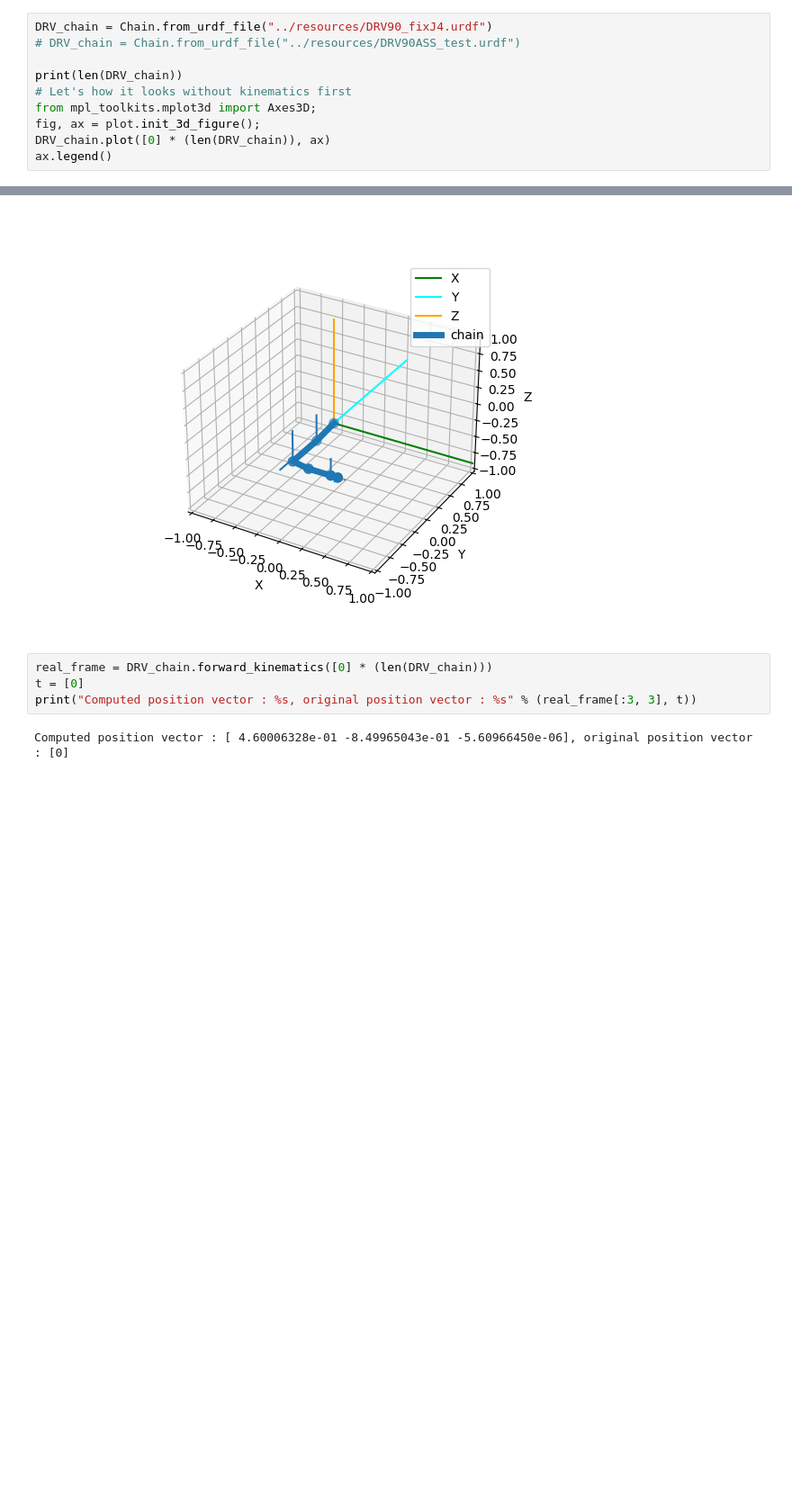
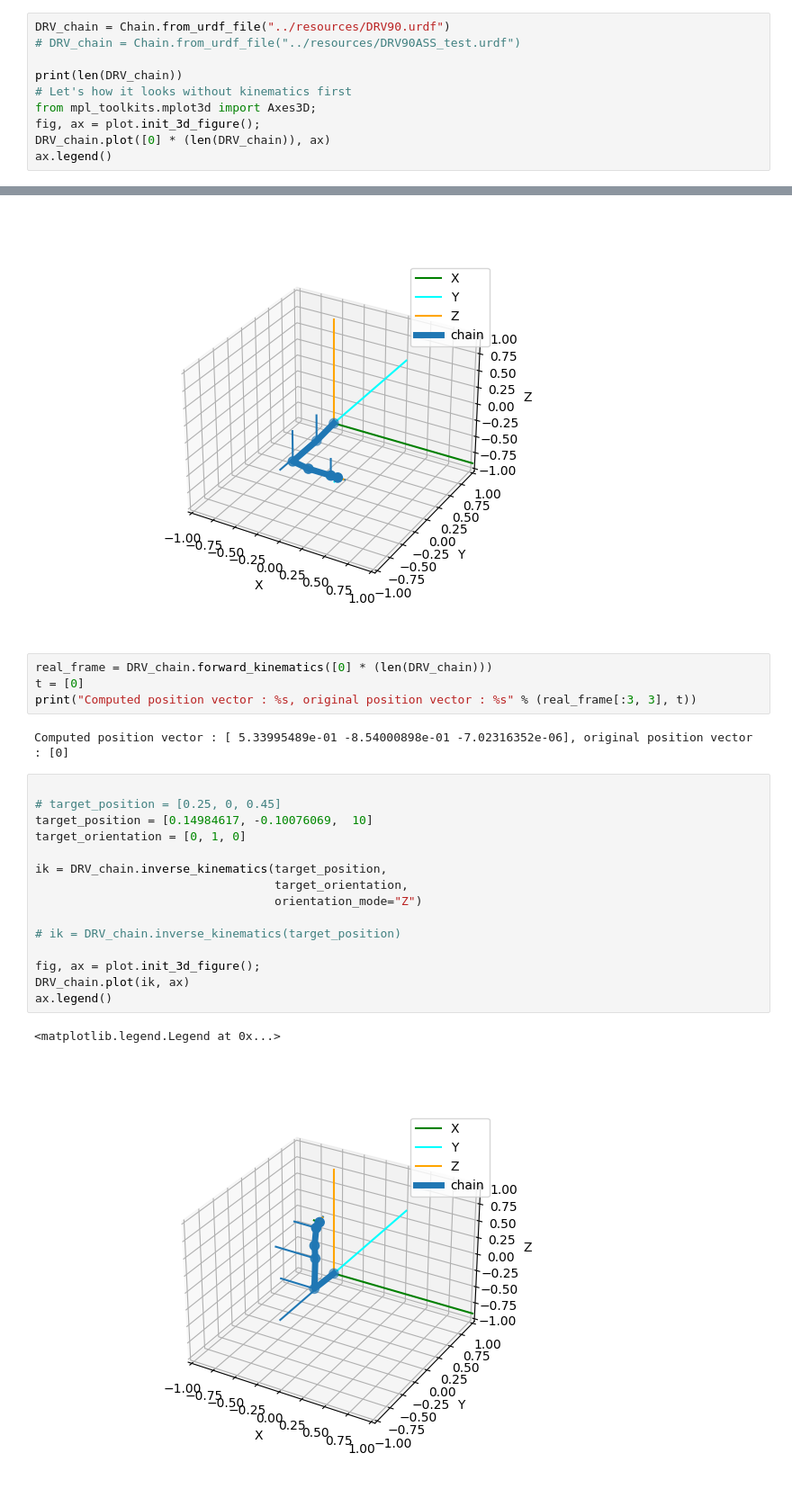
Before and after one commit to yen111033631/ikpy, a Jupyter notebook: tutorials/DRV.ipynb, the cells around one changed output, grey strips where cells are left out. Shown at 90% size. Cells and saved outputs as stored; diff of their text form; blank space fills up the shorter version.

```diff
--- a/tutorials/DRV.ipynb
+++ b/tutorials/DRV.ipynb
@@ -10,7 +10,7 @@ from ikpy.utils import plot
 # %matplotlib inline
 # turn this off, if you don't need it
 # %%
-DRV_chain = Chain.from_urdf_file("../resources/DRV90_fixJ4.urdf")
+DRV_chain = Chain.from_urdf_file("../resources/DRV90.urdf")
 # DRV_chain = Chain.from_urdf_file("../resources/DRV90ASS_test.urdf")
 
 print(len(DRV_chain))
@@ -28,4 +28,22 @@ real_frame = DRV_chain.forward_kinematics([0] * (len(DRV_chain)))
 t = [0]
 print("Computed position vector : %s, original position vector : %s" % (real_frame[:3, 3], t))
 # %% [output]
-Computed position vector : [ 4.60006328e-01 -8.49965043e-01 -5.60966450e-06], original position vector : [0]
+Computed position vector : [ 5.33995489e-01 -8.54000898e-01 -7.02316352e-06], original position vector : [0]
+# %%
+
+# target_position = [0.25, 0, 0.45]
+target_position = [0.14984617, -0.10076069,  10]
+target_orientation = [0, 1, 0]
+
+ik = DRV_chain.inverse_kinematics(target_position,
+                                  target_orientation,
+                                  orientation_mode="Z")
+
+# ik = DRV_chain.inverse_kinematics(target_position)
+
+fig, ax = plot.init_3d_figure();
+DRV_chain.plot(ik, ax)
+ax.legend()
+# %% [output]
+<matplotlib.legend.Legend at 0x...>
+[figure, added]
```
Also changed, not shown: parts of 9 cells of this notebook, 3 other files.
